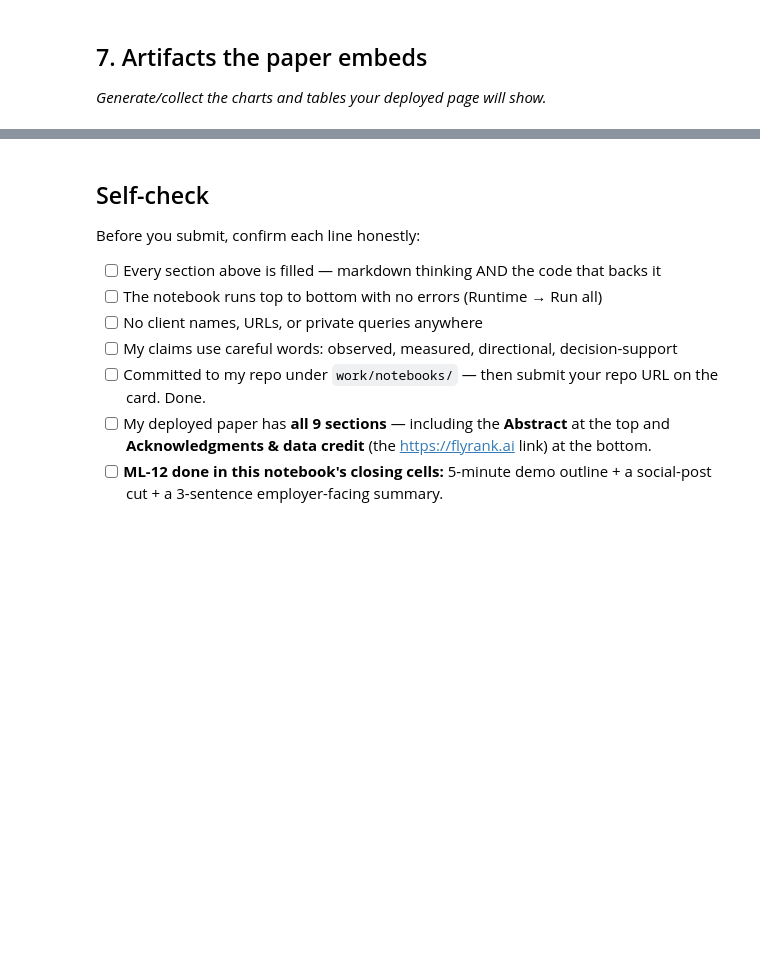
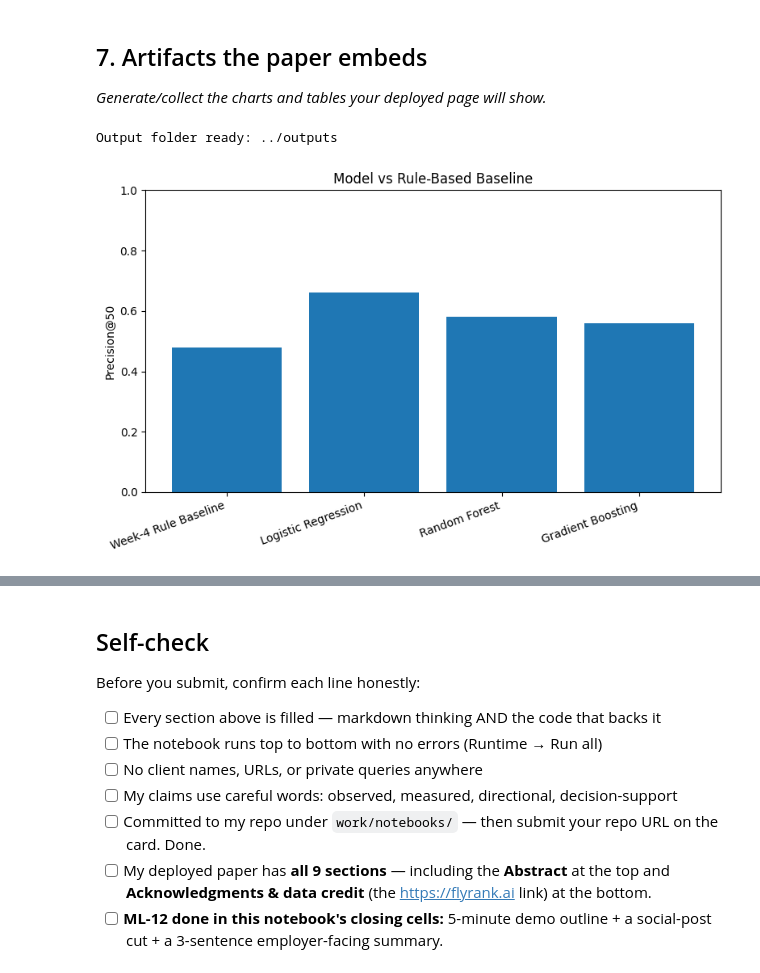
Before and after one commit to Malang43/flyrank-ml-internship-Malang43, a Jupyter notebook: work/notebooks/capstone.ipynb, the cells around one changed output, grey strips where cells are left out. Cells and saved outputs as stored; diff of their text form; code cells hidden in the pictures; blank space fills up the shorter version.

```diff
--- a/work/notebooks/capstone.ipynb
+++ b/work/notebooks/capstone.ipynb
@@ -34,3 +442,34 @@ This skeleton is yours to fill. Work the sections **in order** — each one has
 ## 7. Artifacts the paper embeds
 
 *Generate/collect the charts and tables your deployed page will show.*
+# %%
+output_dir = Path("../outputs")
+output_dir.mkdir(parents=True, exist_ok=True)
+
+print("Output folder ready:", output_dir)
+# %% [output]
+Output folder ready: ../outputs
+# %%
+fig, ax = plt.subplots(figsize=(8, 5))
+
+ax.bar(
+    results["Method"],
+    results["Precision@50"]
+)
+
+ax.set_ylabel("Precision@50")
+ax.set_title("Model vs Rule-Based Baseline")
+ax.set_ylim(0, 1)
+
+plt.xticks(rotation=20, ha="right")
+plt.tight_layout()
+
+fig.savefig(
+    output_dir / "capstone_model_comparison.png",
+    dpi=200,
+    bbox_inches="tight"
+)
+
+plt.show()
+# %% [output]
+[figure, added]
```
Also changed, not shown: parts of 18 cells of this notebook.
